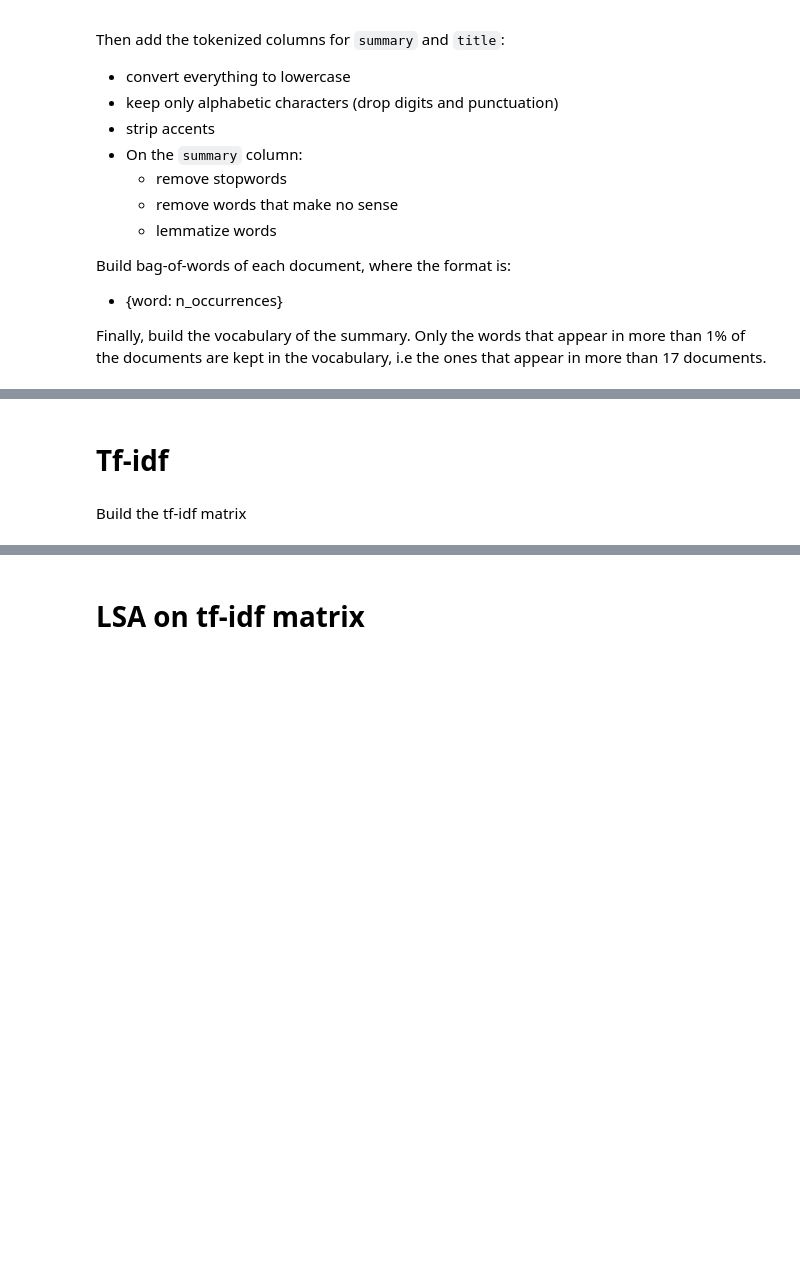
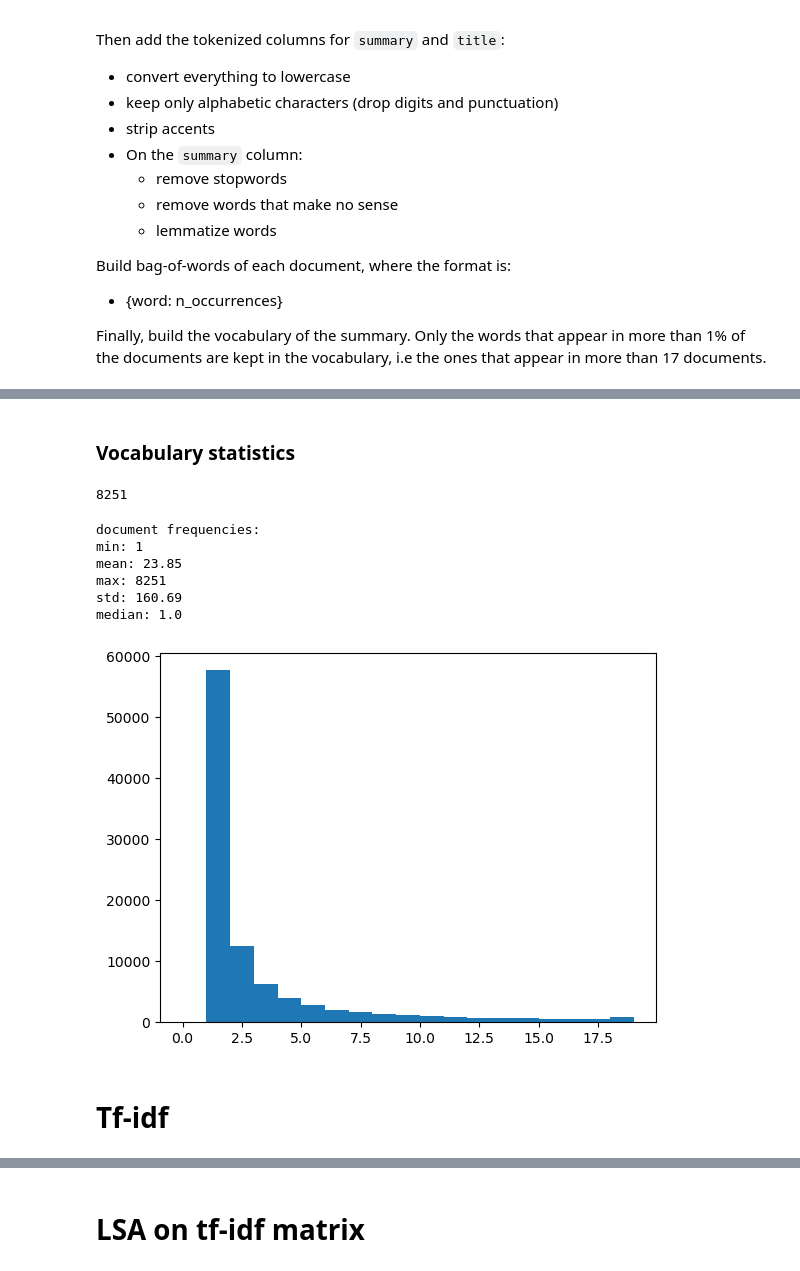
Before and after one commit to michele98/text_mining_project, a Jupyter notebook: dev.ipynb, the cells around one changed output, grey strips where cells are left out. Saved outputs shown, nothing was run; the diff lists cells and outputs as text; code cells hidden in the pictures; blank space fills up the shorter version.

```diff
--- a/dev.ipynb
+++ b/dev.ipynb
@@ -166,4 +244,29 @@ print(f'Vocabulary size: {len(vocabulary)}')
+# %% [markdown]
+### Vocabulary statistics
+# %%
+np.max(list(document_frequency.values()))
+# %% [output]
+8251
+# %%
+term_freqs = np.array(list(document_frequency.values()))
+
+print('document frequencies:')
+print(f'min: {np.min(term_freqs)}')
+print(f'mean: {np.mean(term_freqs):.2f}')
+print(f'max: {np.max(term_freqs)}')
+print(f'std: {np.std(term_freqs):.2f}')
+print(f'median: {np.median(term_freqs)}')
+
+
+plt.hist(term_freqs, bins=np.arange(0, 20, 1))
+plt.show()
+# %% [output]
+document frequencies:
+min: 1
+mean: 23.85
+max: 8251
+std: 160.69
+median: 1.0
+[figure, added]
 # %% [markdown]
 # Tf-idf
-# %% [markdown]
-Build the tf-idf matrix
```
Also changed, not shown: parts of 85 cells of this notebook, 2 other files.
